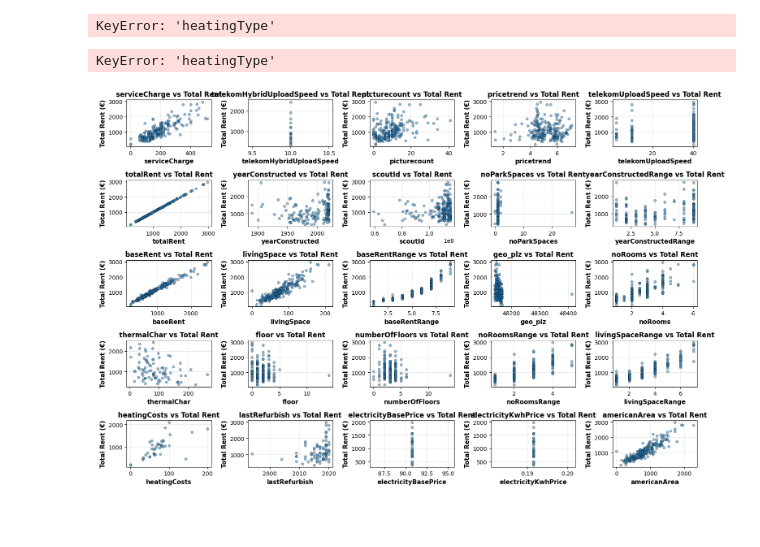
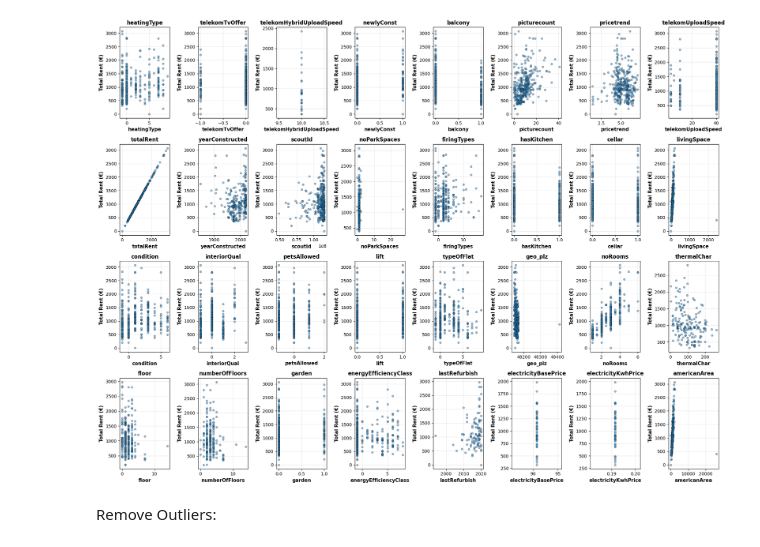
Before and after one commit to paulme14/enn_mini_lab_1, a Jupyter notebook: notebooks/from_exercise.ipynb, the cells around one changed output. Drawn from its saved outputs; the diff is of its cells as text; code cells hidden in the pictures; blank space fills up the shorter version.

```diff
--- a/notebooks/from_exercise.ipynb
+++ b/notebooks/from_exercise.ipynb
@@ -51,8 +59,5 @@ df
 # %%
 def col_encoder(df: pd.DataFrame, col: str) -> tuple[pd.DataFrame, dict]:
-    df[col], mapping = pd.factorize(df_test[col])
+    df[col], mapping = pd.factorize(df[col])
 
     return df, dict(enumerate(mapping))
-# %%
-df, mapping = col_encoder(df_test, 'color')
-df
@@ -66,2 +64,2 @@ df
 # %%
-df.select_dtypes(exclude='number').columns.to_numpy()
+df_cols_nono_num = df.select_dtypes(exclude='number').columns.to_list()
@@ -94,40 +66,38 @@ Name: heatingType, Length: 346, dtype: object
-# %%
-col_encoder(df, 'heatingType')
-# %% [output]
-KeyError: 'heatingType'
 # %%
 dict_of_mappings = {}
-for col in none_num_cols:
+
+for col in df_cols_nono_num:
     df, mapping = col_encoder(df, col)
     dict_of_mappings[col] = mapping
-
-
-df
-# %% [output]
-KeyError: 'heatingType'
 # %%
 import matplotlib.pyplot as plt
 
 # Select numerical features for visualization
-numerical_features = df.select_dtypes(include='number').columns.to_numpy()
-target = 'totalRent'
+#numerical_features = df.select_dtypes(include='number').columns.to_numpy()
 
 
-# Create a grid of scatter plots
-fig, axes = plt.subplots(5, 5, figsize=(15, 10))
-axes = axes.flatten()
+def plot_scatter_matrix(df: pd.DataFrame, df_cols: list[str], target: str) -> None:
+    # Create a grid of scatter plots
+    fig, axes = plt.subplots(4, 8, figsize=(20, 15))
+    axes = axes.flatten()
 
-for i, feature in enumerate(numerical_features):
-    ax = axes[i]
+    for i, feature in enumerate(df_cols):
+        ax = axes[i]
 
-    # Create scatter plot
-    ax.scatter(df[feature], df[target], alpha=0.5, s=20, edgecolor='k', linewidth=0.5)
-    ax.set_xlabel(feature, fontsize=11, fontweight='bold')
-    ax.set_ylabel('Total Rent (€)', fontsize=11, fontweight='bold')
-    ax.set_title(f'{feature} vs Total Rent', fontsize=12, fontweight='bold')
-    ax.grid(alpha=0.3)
+        # Create scatter plot
+        ax.scatter(df[feature], df[target], alpha=0.5, s=20, edgecolor='k', linewidth=0.5)
+        ax.set_xlabel(feature, fontsize=11, fontweight='bold')
+        ax.set_ylabel('Total Rent (€)', fontsize=11, fontweight='bold')
+        ax.set_title(feature, fontsize=12, fontweight='bold')
+        ax.grid(alpha=0.3)
 
-plt.tight_layout()
-plt.show()
+    plt.tight_layout()
+    plt.show()
+
+df_cols = df.columns.to_list()
+target = 'totalRent'
+plot_scatter_matrix(df, df_cols, target)
 # %% [output]
-[figure, old version]
+[figure, new version]
+# %% [markdown]
+Remove Outliers:
```
Also changed, not shown: parts of 28 cells of this notebook.
